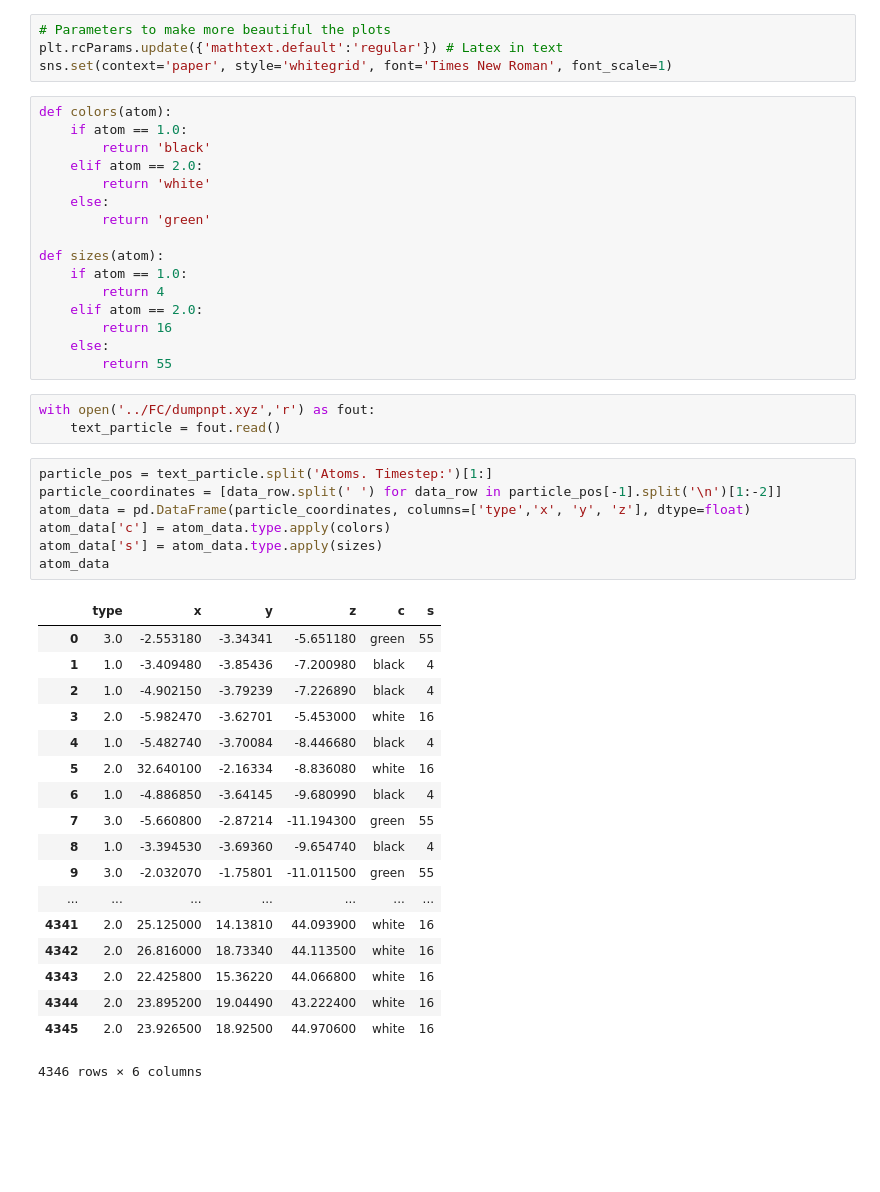
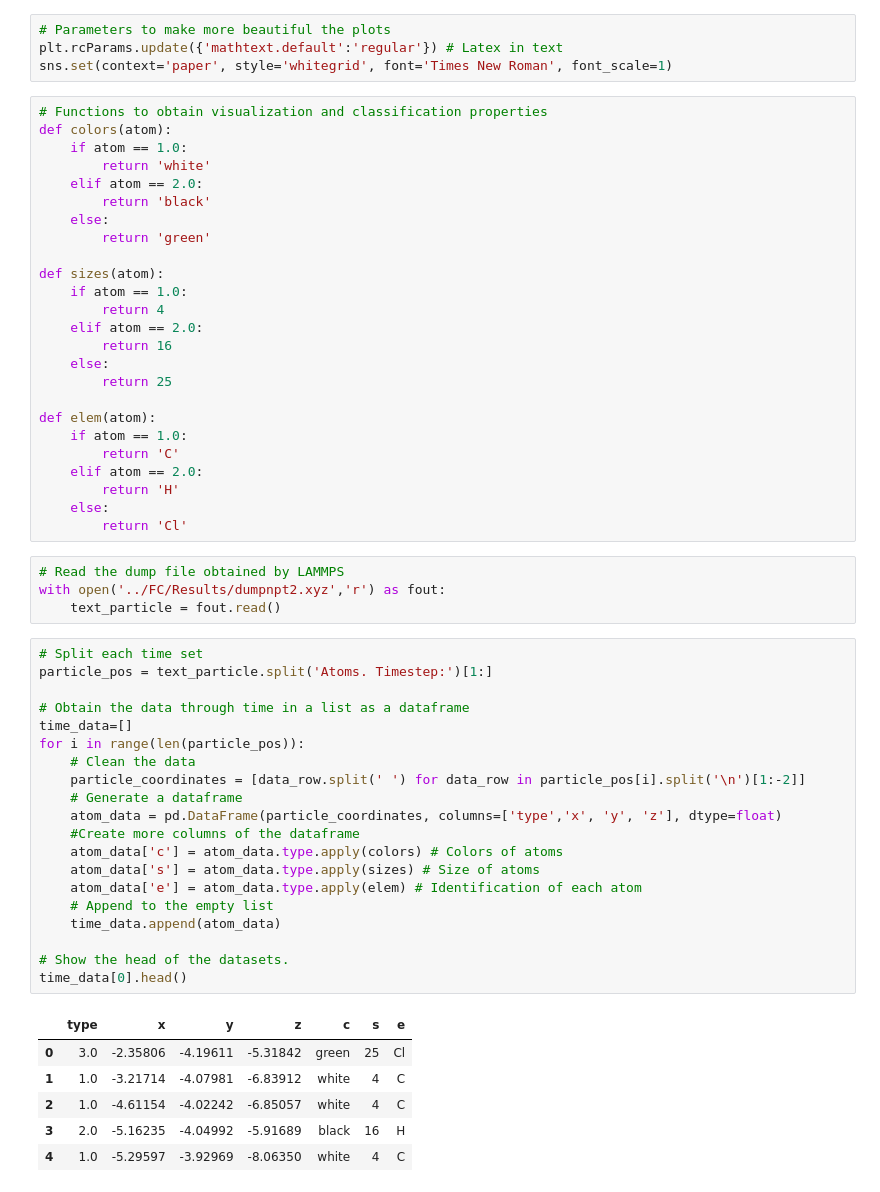
Before and after one commit to dhdzmota/Molecular_Dynamics_Project, a Jupyter notebook: Indene/Python_Scripts/Coordiantes_over_time.ipynb, the cells around one changed output. Cells and saved outputs as stored; diff of their text form; blank space fills up the shorter version.

Commit message:
Created some trials, modified some scripts for visualization and commentaries

```diff
--- a/Indene/Python_Scripts/Coordiantes_over_time.ipynb
+++ b/Indene/Python_Scripts/Coordiantes_over_time.ipynb
@@ -13,11 +13,12 @@ import seaborn as sns
 plt.rcParams.update({'mathtext.default':'regular'}) # Latex in text
 sns.set(context='paper', style='whitegrid', font='Times New Roman', font_scale=1)
 # %%
+# Functions to obtain visualization and classification properties
 def colors(atom):
     if atom == 1.0:
+        return 'white'
+    elif atom == 2.0:
         return 'black'
-    elif atom == 2.0:
-        return 'white'
     else:
         return 'green'
 
@@ -27,36 +28,46 @@ def sizes(atom):
     elif atom == 2.0:
         return 16
     else:
-        return 55
+        return 25
+
+def elem(atom):
+    if atom == 1.0:
+        return 'C'
+    elif atom == 2.0:
+        return 'H'
+    else:
+        return 'Cl'
 # %%
-with open('../FC/dumpnpt.xyz','r') as fout:
+# Read the dump file obtained by LAMMPS
+with open('../FC/Results/dumpnpt2.xyz','r') as fout:
     text_particle = fout.read()
 # %%
+# Split each time set
 particle_pos = text_particle.split('Atoms. Timestep:')[1:]
-particle_coordinates = [data_row.split(' ') for data_row in particle_pos[-1].split('\n')[1:-2]]
-atom_data = pd.DataFrame(particle_coordinates, columns=['type','x', 'y', 'z'], dtype=float)
-atom_data['c'] = atom_data.type.apply(colors)
-atom_data['s'] = atom_data.type.apply(sizes)
-atom_data
+
+# Obtain the data through time in a list as a dataframe
+time_data=[]
+for i in range(len(particle_pos)):
+    # Clean the data
+    particle_coordinates = [data_row.split(' ') for data_row in particle_pos[i].split('\n')[1:-2]]
+    # Generate a dataframe
+    atom_data = pd.DataFrame(particle_coordinates, columns=['type','x', 'y', 'z'], dtype=float)
+    #Create more columns of the dataframe
+    atom_data['c'] = atom_data.type.apply(colors) # Colors of atoms
+    atom_data['s'] = atom_data.type.apply(sizes) # Size of atoms
+    atom_data['e'] = atom_data.type.apply(elem) # Identification of each atom
+    # Append to the empty list
+    time_data.append(atom_data)
+
+# Show the head of the datasets.
+time_data[0].head()
 # %% [output]
-|  | type | x | y | z | c | s |
-| 0 | 3.0 | -2.553180 | -3.34341 | -5.651180 | green | 55 |
-| 1 | 1.0 | -3.409480 | -3.85436 | -7.200980 | black | 4 |
-| 2 | 1.0 | -4.902150 | -3.79239 | -7.226890 | black | 4 |
-| 3 | 2.0 | -5.982470 | -3.62701 | -5.453000 | white | 16 |
-| 4 | 1.0 | -5.482740 | -3.70084 | -8.446680 | black | 4 |
-| 5 | 2.0 | 32.640100 | -2.16334 | -8.836080 | white | 16 |
-| 6 | 1.0 | -4.886850 | -3.64145 | -9.680990 | black | 4 |
-| 7 | 3.0 | -5.660800 | -2.87214 | -11.194300 | green | 55 |
-| 8 | 1.0 | -3.394530 | -3.69360 | -9.654740 | black | 4 |
-| 9 | 3.0 | -2.032070 | -1.75801 | -11.011500 | green | 55 |
-| ... | ... | ... | ... | ... | ... | ... |
-| 4341 | 2.0 | 25.125000 | 14.13810 | 44.093900 | white | 16 |
-| 4342 | 2.0 | 26.816000 | 18.73340 | 44.113500 | white | 16 |
-| 4343 | 2.0 | 22.425800 | 15.36220 | 44.066800 | white | 16 |
-| 4344 | 2.0 | 23.895200 | 19.04490 | 43.222400 | white | 16 |
-| 4345 | 2.0 | 23.926500 | 18.92500 | 44.970600 | white | 16 |
+|  | type | x | y | z | c | s | e |
+| 0 | 3.0 | -2.35806 | -4.19611 | -5.31842 | green | 25 | Cl |
+| 1 | 1.0 | -3.21714 | -4.07981 | -6.83912 | white | 4 | C |
+| 2 | 1.0 | -4.61154 | -4.02242 | -6.85057 | white | 4 | C |
+| 3 | 2.0 | -5.16235 | -4.04992 | -5.91689 | black | 16 | H |
+| 4 | 1.0 | -5.29597 | -3.92969 | -8.06350 | white | 4 | C |
-4346 rows × 6 columns
 # %%
 # Environment for plotting
 %matplotlib notebook
```
Also changed, not shown: parts of 2 cells of this notebook, 8 other files.
